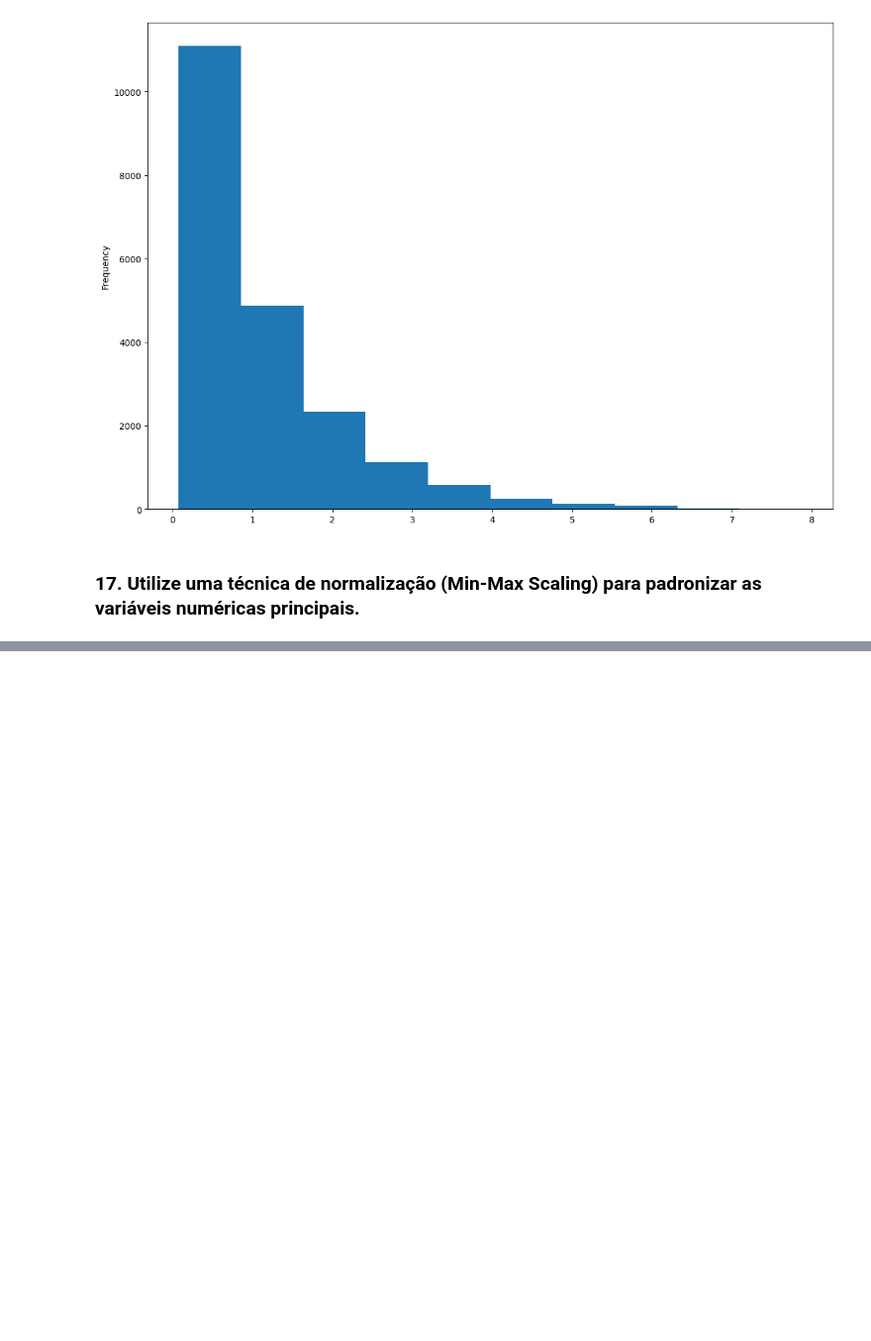
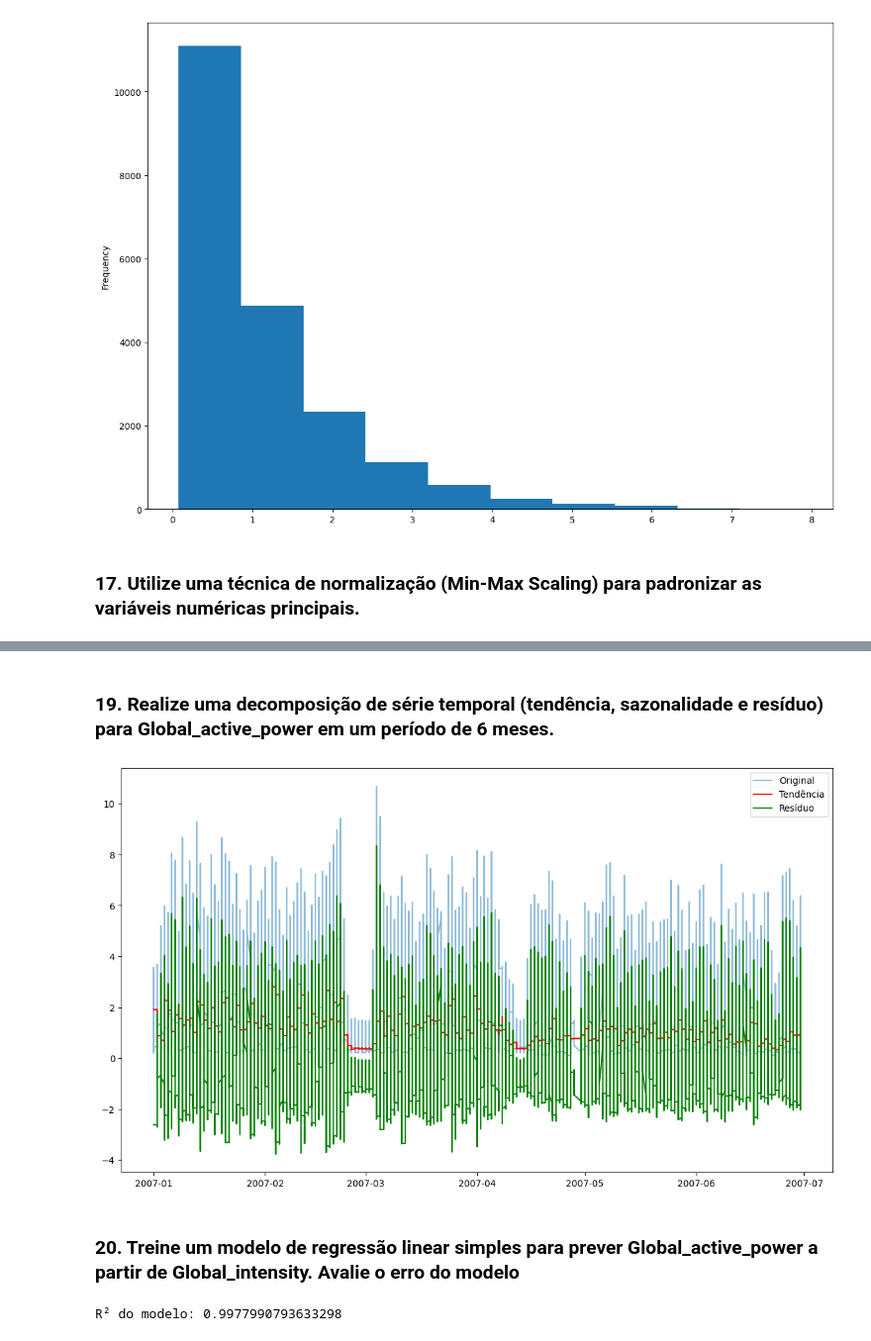
Before and after one commit to enzocerneviva/AnalisedeDadosdeConsumidoresdeEnergia, a Jupyter notebook: CP_Parte1.ipynb, the cells around one changed output, grey strips where cells are left out. Shown at 99% size. Saved outputs shown, nothing was run; the diff lists cells and outputs as text; code cells hidden in the pictures; blank space fills up the shorter version.

```diff
--- a/main.ipynb
+++ b/CP_Parte1.ipynb
@@ -9,7 +11,7 @@ import matplotlib.pyplot as plt
 # %% [markdown]
 ### 1. Carregue o dataset e exiba as 10 primeiras linhas.
 # %%
-df = pd.read_csv("./dataset/household_power_consumption.txt", sep=";")
+df = pd.read_csv("./datasets/household_power_consumption.txt", sep=";")
 
 df.head(10)
 # %% [output]
@@ -149,6 +151,10 @@ A maior parte dos registros indicam que a voltagem ficou entre 235 e 245 volts.
 # %% [markdown]
 ### 8. Calcule o consumo médio por mês em todo o período disponível no dataset.
 # %%
+# Criar coluna YearMonth no formato AAAA-MM
+df['YearMonth'] = df['Date'].dt.to_period('M')
+
+# Calcular consumo médio mensal
 monthly_mean = df.groupby("YearMonth")["Global_active_power"].mean()
 print("Consumo médio mensal (kW):", monthly_mean.mean())
 # %% [output]
@@ -298,3 +335,11 @@ Média Amostra: 1.0974987796543982
 [figure]
 # %% [markdown]
 ### 17. Utilize uma técnica de normalização (Min-Max Scaling) para padronizar as variáveis numéricas principais.
+# %%
+df_scaled = pd.DataFrame()
+
+for col in ['Global_active_power', 'Global_reactive_power', 'Voltage', 'Global_intensity', 'Sub_metering_1', 'Sub_metering_2', 'Sub_metering_3']:
+    df[col] = pd.to_numeric(df[col], errors='coerce')
+    df_scaled[col] = (df[col] - df[col].min()) / (df[col].max() - df[col].min())
+
+type(df_scaled)
@@ -300,0 +379,64 @@ Média Amostra: 1.0974987796543982
+# %% [markdown]
+### 19. Realize uma decomposição de série temporal (tendência, sazonalidade e resíduo) para Global_active_power em um período de 6 meses.
+# %%
+# Filtrar 6 meses (janeiro a junho de 2007)
+mask = (df['Date'] >= '2007-01-01') & (df['Date'] < '2007-07-01')
+df_6meses = df.loc[mask]
+
+df['Date'] = pd.to_datetime(df['Date'], dayfirst=True)
+
+ts = df_6meses.set_index('Date')['Global_active_power'].astype(float).dropna()
+
+trend = ts.rolling(window=1440).mean()
+seasonal = ts - trend
+
+# Criar a média por hora do dia
+seasonal_hour = ts.groupby(ts.index.hour).mean()
+
+# Mapear para cada timestamp usando ts.index.hour
+seasonal_mapped = ts.index.map(lambda x: seasonal_hour[x.hour])
+
+# Agora o residual
+residual = ts - trend - seasonal_mapped
+
+
+plt.figure(figsize=(14,8))
+plt.plot(ts, label='Original', alpha=0.5)
+plt.plot(trend, label='Tendência', color='red')
+plt.plot(residual, label='Resíduo', color='green')
+plt.legend()
+plt.show()
+# %% [output]
+[figure, added]
+# %% [markdown]
+### 20. Treine um modelo de regressão linear simples para prever Global_active_power a partir de Global_intensity. Avalie o erro do modelo
+# %%
+from sklearn.linear_model import LinearRegression
+from sklearn.model_selection import train_test_split
+
+# Converter para float
+df['Global_intensity'] = pd.to_numeric(df['Global_intensity'], errors='coerce')
+df['Global_active_power'] = pd.to_numeric(df['Global_active_power'], errors='coerce')
+
+# Remover NaNs
+df_clean = df.dropna(subset=['Global_intensity', 'Global_active_power'])
+
+# X 2D e Y 1D
+X = df_clean[['Global_intensity']]
+Y = df_clean['Global_active_power']
+
+# Divisão treino/teste
+X_train, X_test, Y_train, Y_test = train_test_split(X, Y, test_size=0.3, random_state=42)
+
+# Criar modelo
+model = LinearRegression()
+model.fit(X_train, Y_train)
+
+# Previsões
+results = model.predict(X_test)
+
+# Avaliar modelo
+score = model.score(X_test, Y_test)
+print("R² do modelo:", score)
+# %% [output]
+R² do modelo: 0.9977990793633298
```
Also changed, not shown: parts of 11 cells of this notebook, 2 other files.
